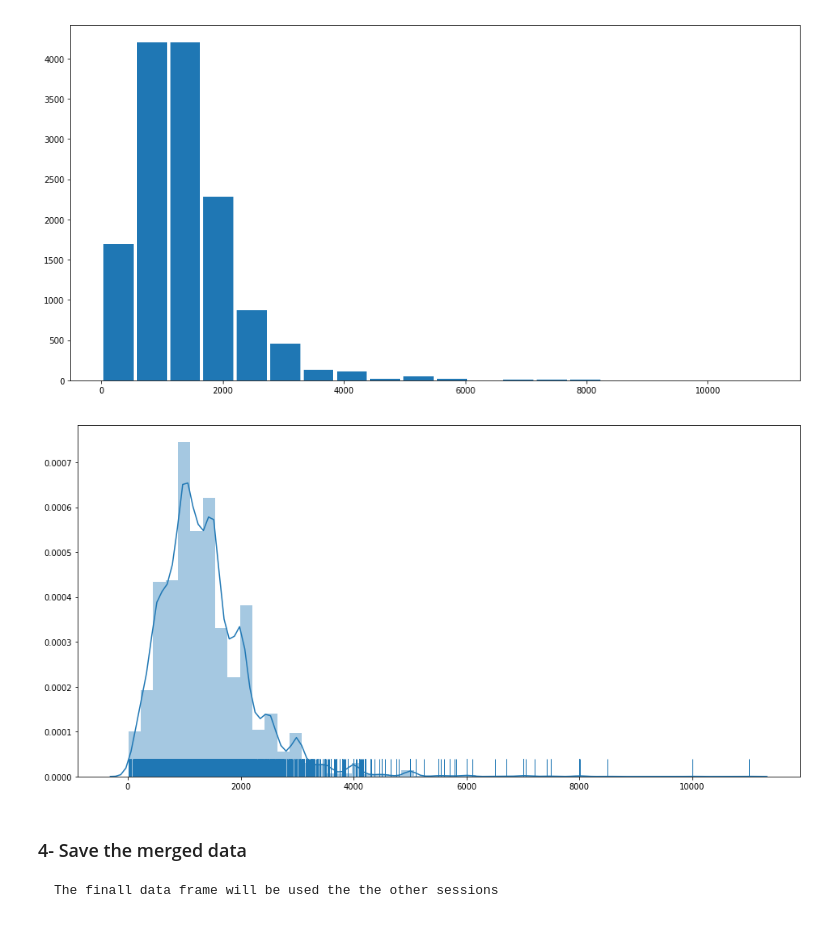
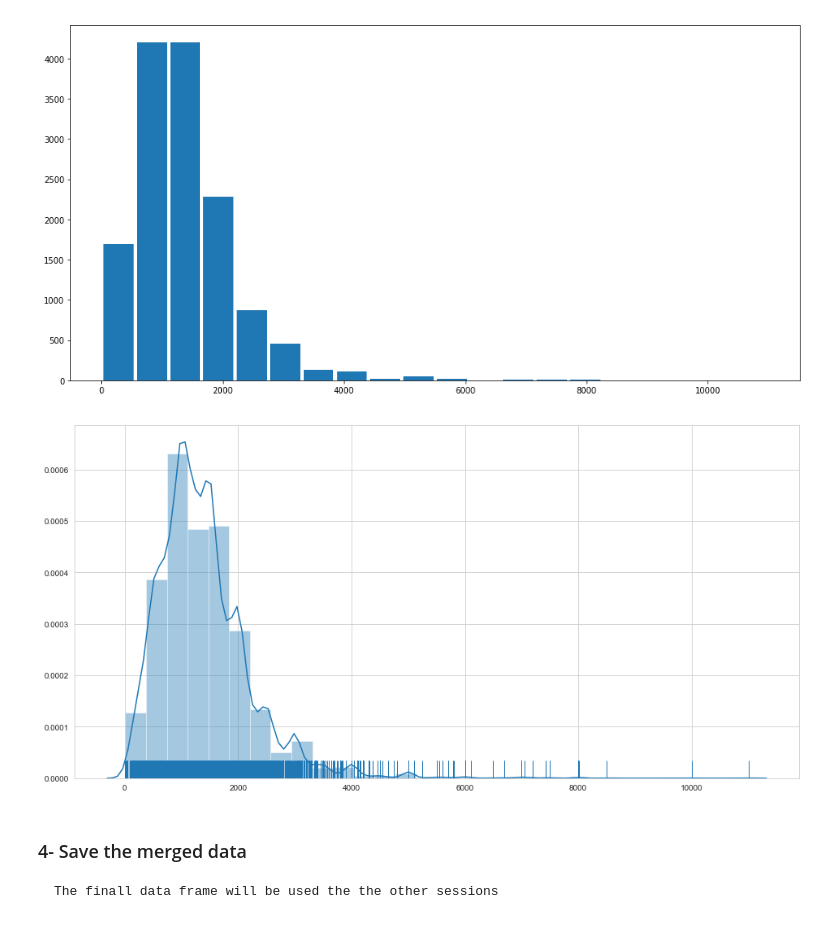
Before and after one commit to MehdiMahmoodi/Data_Mining, a Jupyter notebook: Loading_Merging_cleaning_visualizing Data.ipynb, the cells around one changed output. Saved outputs shown, nothing was run; the diff lists cells and outputs as text; code cells hidden in the pictures.

```diff
--- a/Loading_Merging_cleaning_visualizing Data.ipynb
+++ b/Loading_Merging_cleaning_visualizing Data.ipynb
@@ -43,6 +40,7 @@ warnings.filterwarnings('ignore')
 # %%
-data1 = pd.read_excel('../data1.xlsx')
-xtra1 = pd.read_excel('../xtra1.xlsx')
+input_address = 'D:/My Job/DataMining/My Wheels/Data/input'
+data1 = pd.read_excel(input_address+'/data1.xlsx')
+xtra1 = pd.read_excel(input_address+'/xtra1.xlsx')
 # %% [markdown]
 ### Check the head of dataframes
 # %%
@@ -267,6 +447,7 @@ sns.heatmap(df.isnull(),yticklabels=False,cbar=False,cmap='viridis',annot=False,
 # %% [output]
 [figure]
 # %%
+sns.set_style('whitegrid')
 sns.countplot('NEWUSE',data=df,palette='viridis')
 # %% [output]
 <matplotlib.axes._subplots.AxesSubplot at 0x...>
@@ -300,9 +526,9 @@ plt.hist(df['DWNPMT'],bins=20 ,rwidth=0.9);
 [figure]
 # %%
 plt.figure(figsize=(16,8))
-sns.distplot(np.float64(df['DWNPMT']),rug=True);
+sns.distplot(np.float64(df['DWNPMT'].dropna()),rug=True,bins=30);
 # %% [output]
-[figure, old version]
+[figure, new version]
 # %% [markdown]
 ### 4- Save the merged data
 
```
Also changed, not shown: parts of 37 cells of this notebook, 6 other files.
